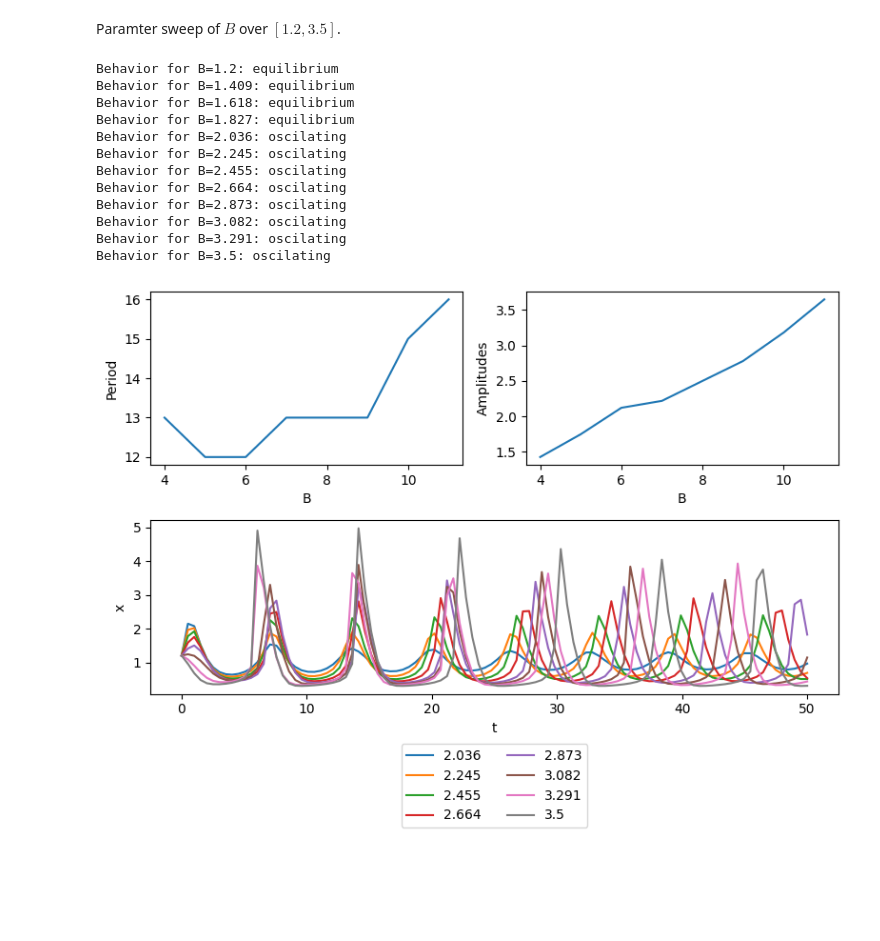
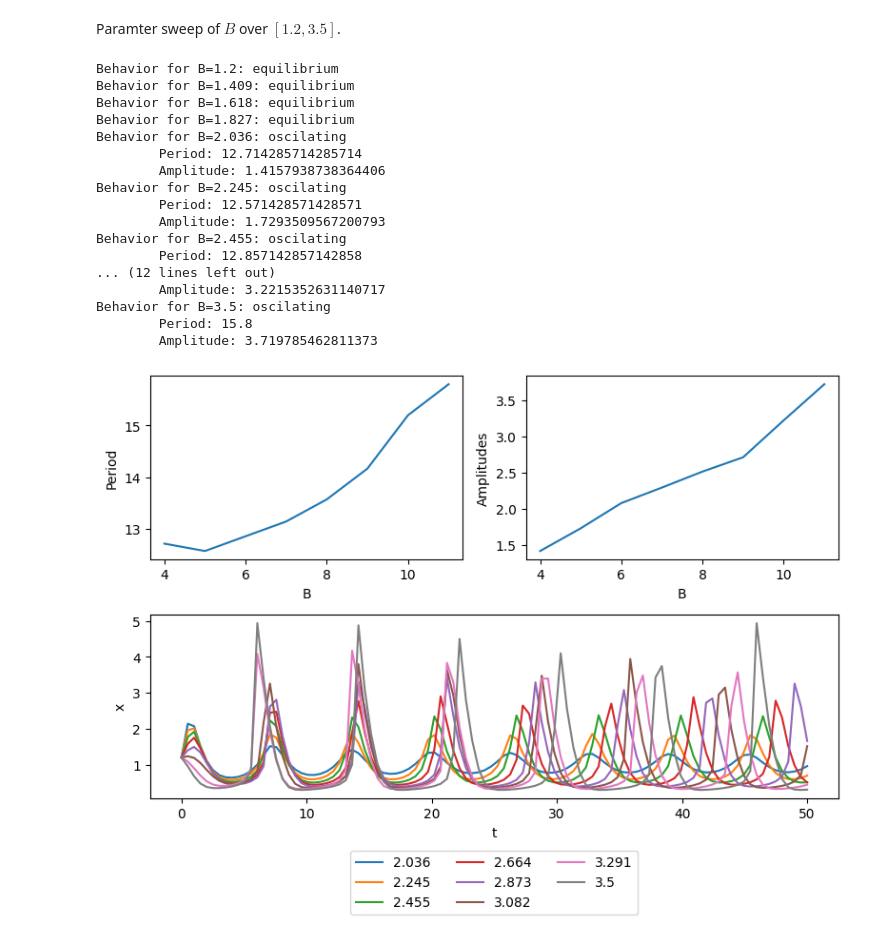
Before and after one commit to EHMD28/learn-scipy, a Jupyter notebook: brusselator_tasks.ipynb, the cells around one changed output. Cells and saved outputs as stored; diff of their text form; code cells hidden in the pictures; blank space fills up the shorter version.

```diff
--- a/brusselator_tasks.ipynb
+++ b/brusselator_tasks.ipynb
@@ -41,7 +41,7 @@ def solve(a = A, b = B):
         t_span=TIME_SPAN,
         t_eval=t_points,
         y0=initial_conditions,
-        method='RK45',
+        method='BDF',
     )
 
 solutions = solve()
@@ -92,7 +92,6 @@ plt.show()
 # %% [markdown]
 Paramter sweep of $B$ over $[1.2, 3.5]$.
 # %%
-from turtle import left
 from typing import Literal
 import numpy as np
 import matplotlib.pyplot as plt
@@ -132,15 +131,16 @@ def estimate_value(x_idx, x_values, y_values) -> int:
 
 def calc_amplitude_and_period(x_values, y_values) -> tuple[float, float]:
     peaks, _ = find_peaks(y_values)
-    # TODO: Calculate average wavelength
-    period = peaks[1] - peaks[0]
+    # Calculates the average period.
+    period = np.mean(np.abs(np.diff(peaks)))
+    # Calculates the average amplitude.
     amplitudes = [estimate_value(peak, x_values, y_values) for peak in peaks]
     avg_amplitude = np.average(amplitudes)
     return (period, avg_amplitude)
 
 
-B_RANGE = (1.2, 3.5)
-b_start, b_end = B_RANGE
+b_start = 1.2
+b_end = 3.5
 b_points = np.linspace(b_start, b_end, num=12)
 
 periods = []
@@ -171,45 +171,51 @@ for idx, point in enumerate(b_points):
             x_values=t_solutions,
             y_values=x_solutions
         )
+        print(f"\tPeriod: {period}")
+        print(f"\tAmplitude: {amplitude}")
+        # Adding oscilating values to lists.
         periods.append(period)
         amplitudes.append(amplitude)
         oscilating_indexes.append(idx)
-        # TEMP SEPARATOR
+        # Plotting solution
         solutions_ax.plot(t_solutions, x_solutions, label = str(point.round(3)))
         solutions_ax.set_xlabel("t")
         solutions_ax.set_ylabel("x")
         solutions_ax.legend(
             loc="upper center",
             bbox_to_anchor=(0.5, -0.25),
-            ncol=2
+            ncol=3
         )
-        # print(f"\tPeriod: {period}")
-        # print(f"\tAmplitude: {amplitude}")
 
 oscilating_b_points = [b_points[i] for i in oscilating_indexes]
 
 period_ax.plot(oscilating_indexes, periods)
 period_ax.set_xlabel("B")
 period_ax.set_ylabel("Period")
 
 amplitude_ax.plot(oscilating_indexes, amplitudes)
 amplitude_ax.set_xlabel("B")
 amplitude_ax.set_ylabel("Amplitudes")
 
 fig.tight_layout()
 
 plt.show()
 # %% [output]
 Behavior for B=1.2: equilibrium
 Behavior for B=1.409: equilibrium
 Behavior for B=1.618: equilibrium
 Behavior for B=1.827: equilibrium
 Behavior for B=2.036: oscilating
+        Period: 12.714285714285714
+        Amplitude: 1.4157938738364406
 Behavior for B=2.245: oscilating
+        Period: 12.571428571428571
+        Amplitude: 1.7293509567200793
 Behavior for B=2.455: oscilating
-Behavior for B=2.664: oscilating
-Behavior for B=2.873: oscilating
-Behavior for B=3.082: oscilating
-Behavior for B=3.291: oscilating
+        Period: 12.857142857142858
+... (12 lines left out)
+        Amplitude: 3.2215352631140717
 Behavior for B=3.5: oscilating
+        Period: 15.8
+        Amplitude: 3.719785462811373
-[figure, old version]
+[figure, new version]
```
Also changed, not shown: 3 other files.
